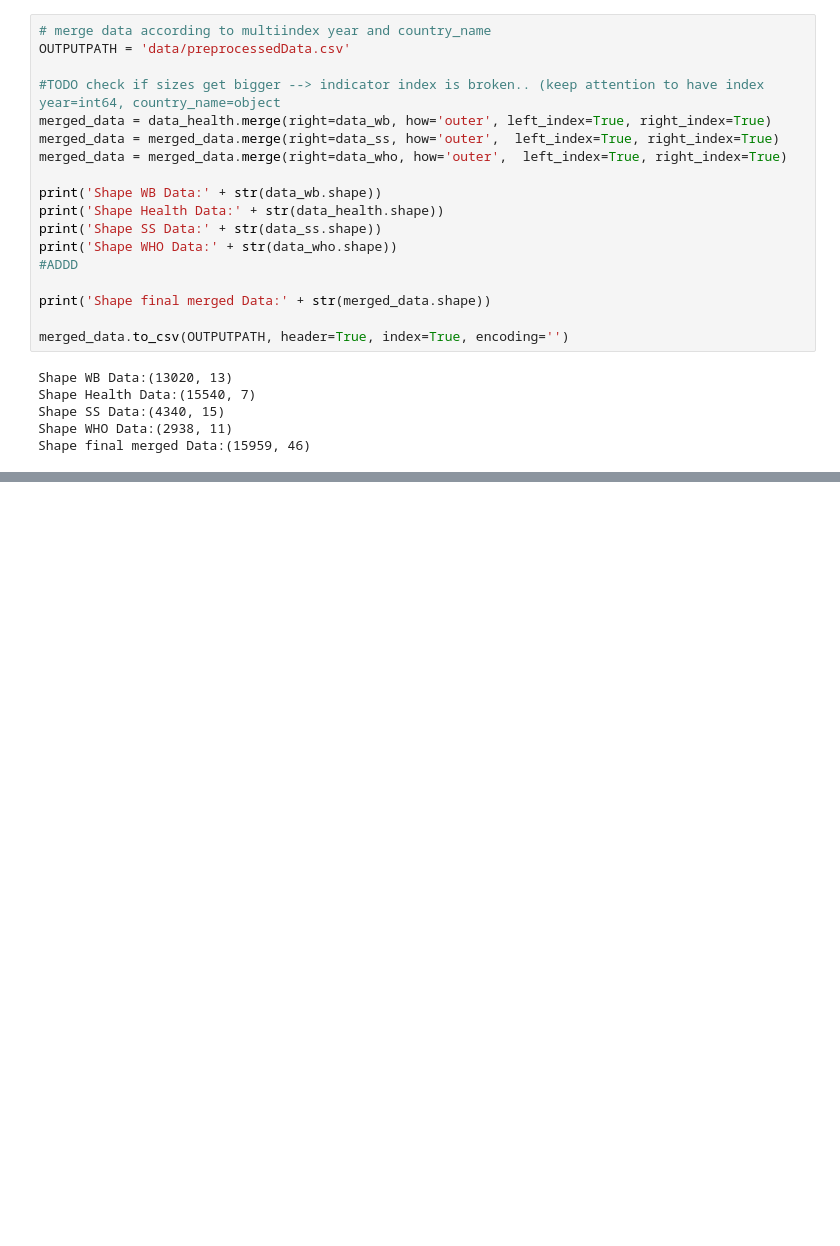
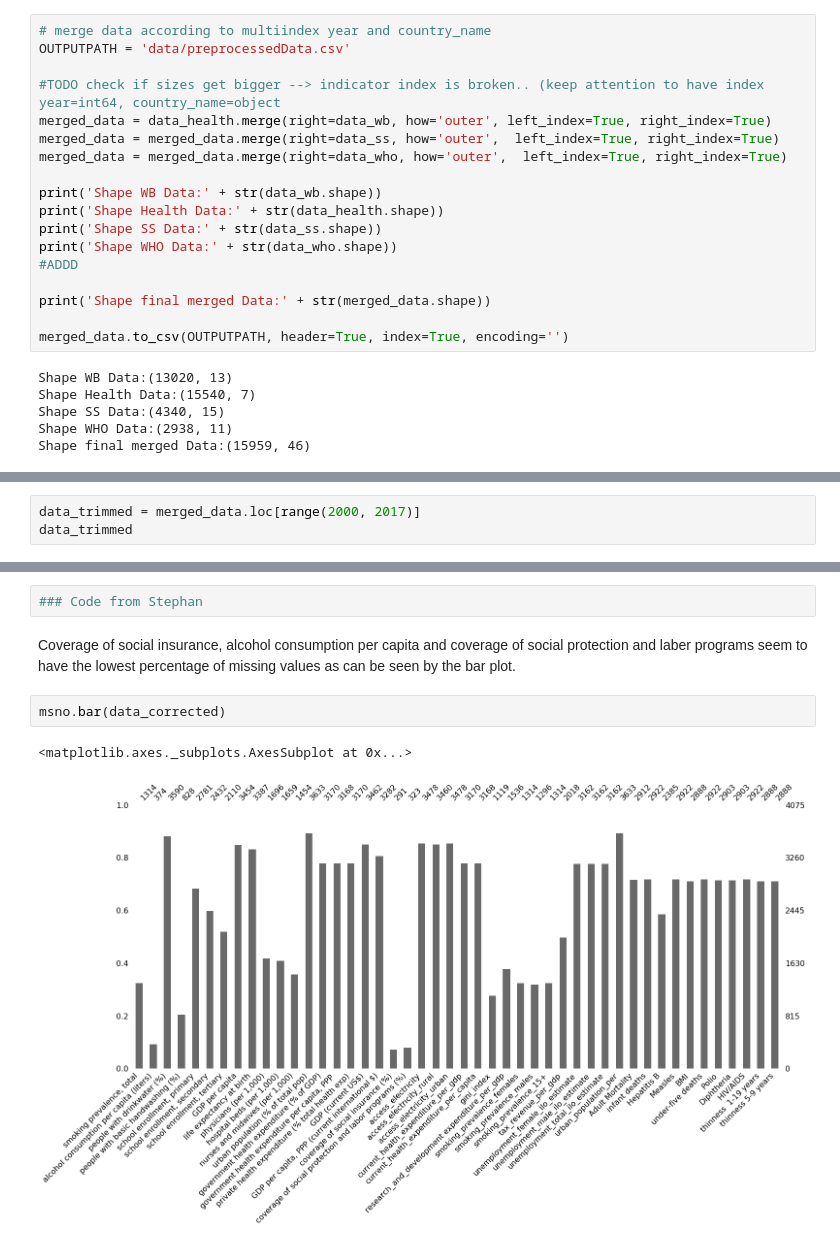
Before and after one commit to MarouaJaoua/DataStewardship1, a Jupyter notebook: data_merge.ipynb, the cells around one changed output, grey strips where cells are left out. Drawn from its saved outputs; the diff is of its cells as text; blank space fills up the shorter version.

```diff
--- a/data_merge.ipynb
+++ b/data_merge.ipynb
@@ -154,0 +177,3 @@ Shape final merged Data:(15959, 46)
+# %%
+data_trimmed = merged_data.loc[range(2000, 2017)]
+data_trimmed
@@ -216,0 +385,9 @@ countries names not included in list are:  ['Arab World' 'Bahamas, The' 'Bolivia
+# %%
+### Code from Stephan
+# %% [markdown]
+Coverage of social insurance, alcohol consumption per capita and coverage of social protection and laber programs seem to have the lowest percentage of missing values as can be seen by the bar plot.
+# %%
+msno.bar(data_corrected)
+# %% [output]
+<matplotlib.axes._subplots.AxesSubplot at 0x...>
+[figure, added]
```
Also changed, not shown: parts of 38 cells of this notebook.
